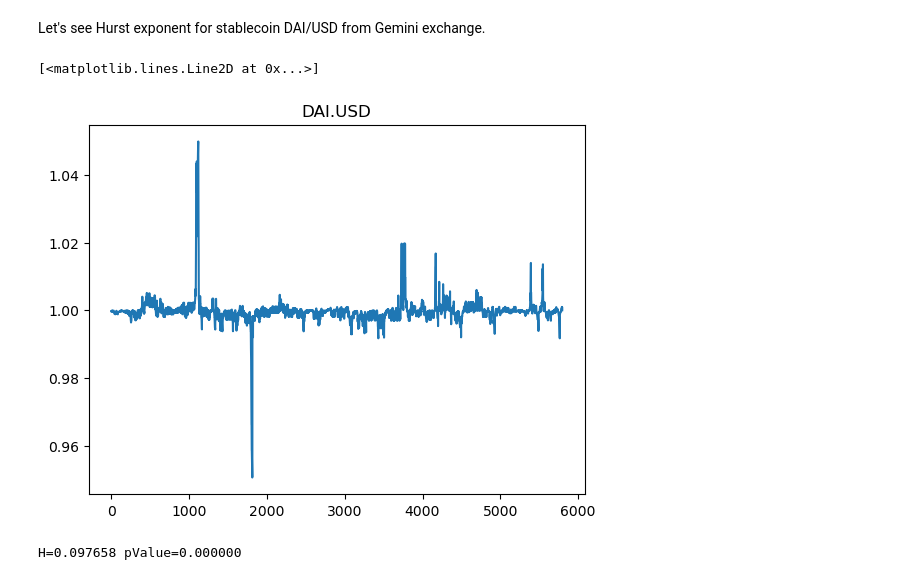
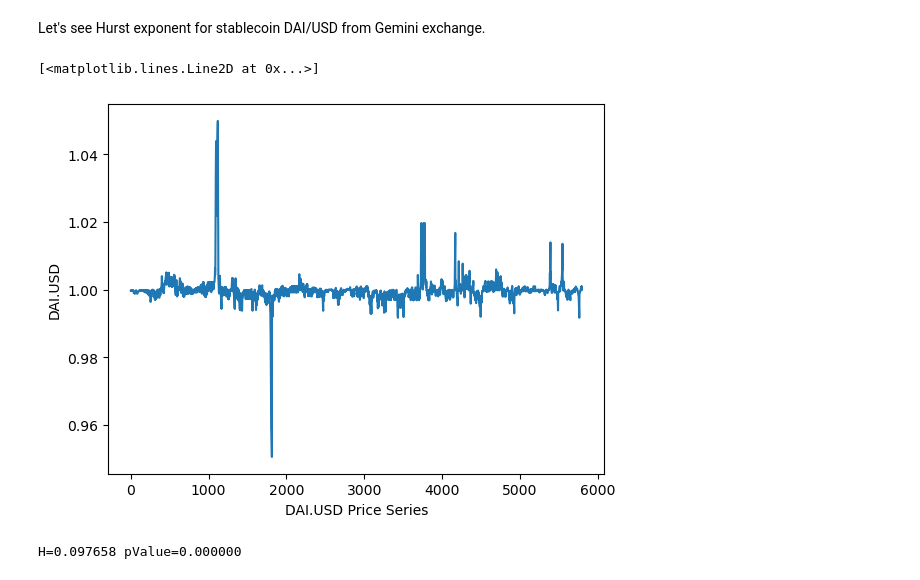
Before and after one commit to usunyu/quant-for-manna, a Jupyter notebook: Algorithmic Trading - Winning Strategies and Their Rationale/Example2_2_Computing_the_Hurst_Exponent.ipynb, the cells around one changed output. Drawn from its saved outputs; the diff is of its cells as text; code cells hidden in the pictures.

```diff
--- a/Algorithmic Trading - Winning Strategies and Their Rationale/Example2_2_Computing_the_Hurst_Exponent.ipynb
+++ b/Algorithmic Trading - Winning Strategies and Their Rationale/Example2_2_Computing_the_Hurst_Exponent.ipynb
@@ -85,13 +90,14 @@ Let's see Hurst exponent for stablecoin DAI/USD from Gemini exchange.
 # %%
 df2 = pd.read_hdf('inputData_DAIUSD.h5')
 
 y2 = df2['price']
 
-plt.title("DAI.USD")
+plt.xlabel("DAI.USD Price Series")
+plt.ylabel("DAI.USD")
 plt.plot(y2)
 # %% [output]
 [<matplotlib.lines.Line2D at 0x...>]
-[figure, old version]
+[figure, new version]
 # %%
 H, pVal=genhurst(np.log(y2))
 print("H=%f pValue=%f" % (H, pVal))
```
Also changed, not shown: parts of 5 cells of this notebook, 2 other files.
